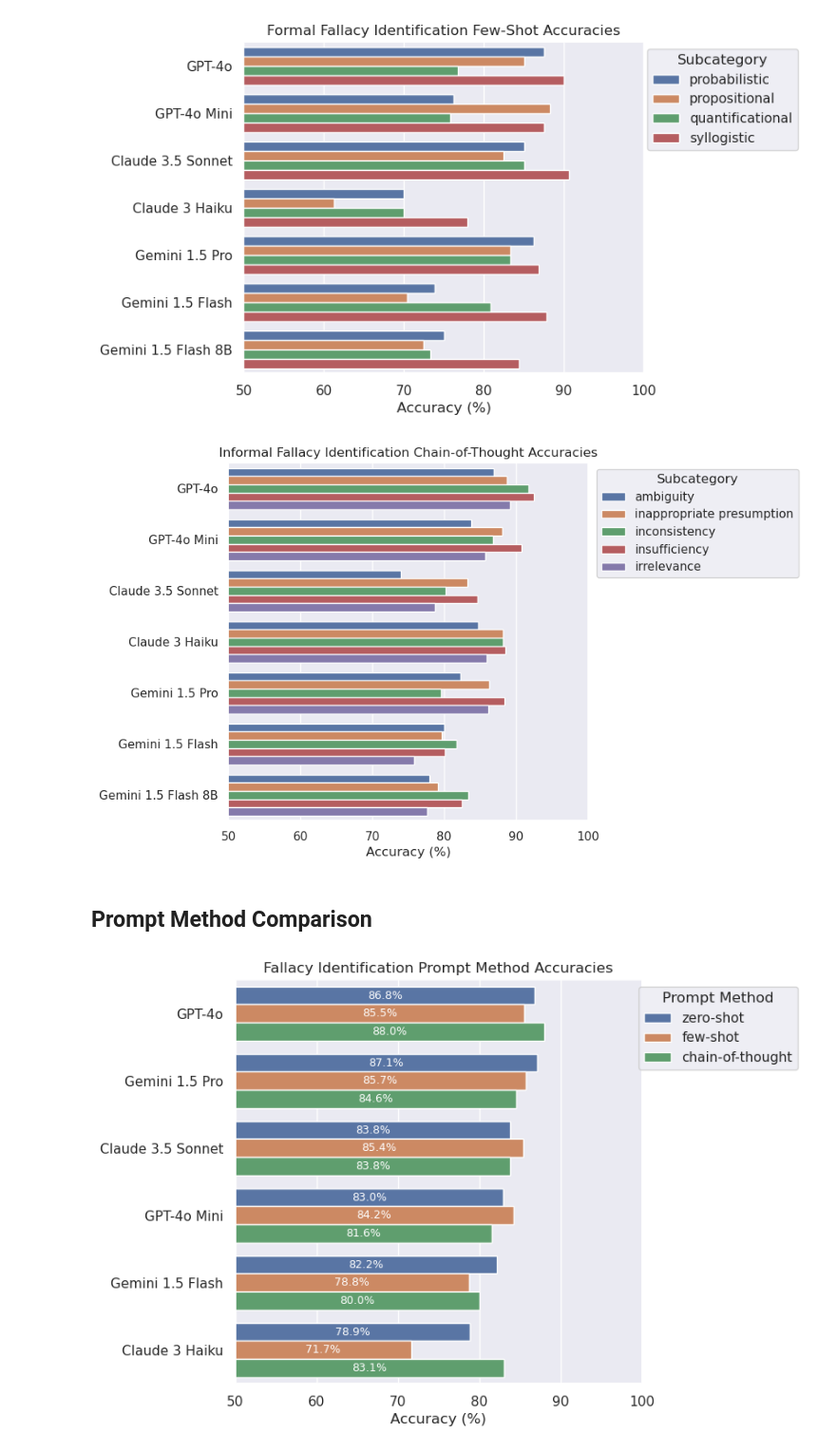
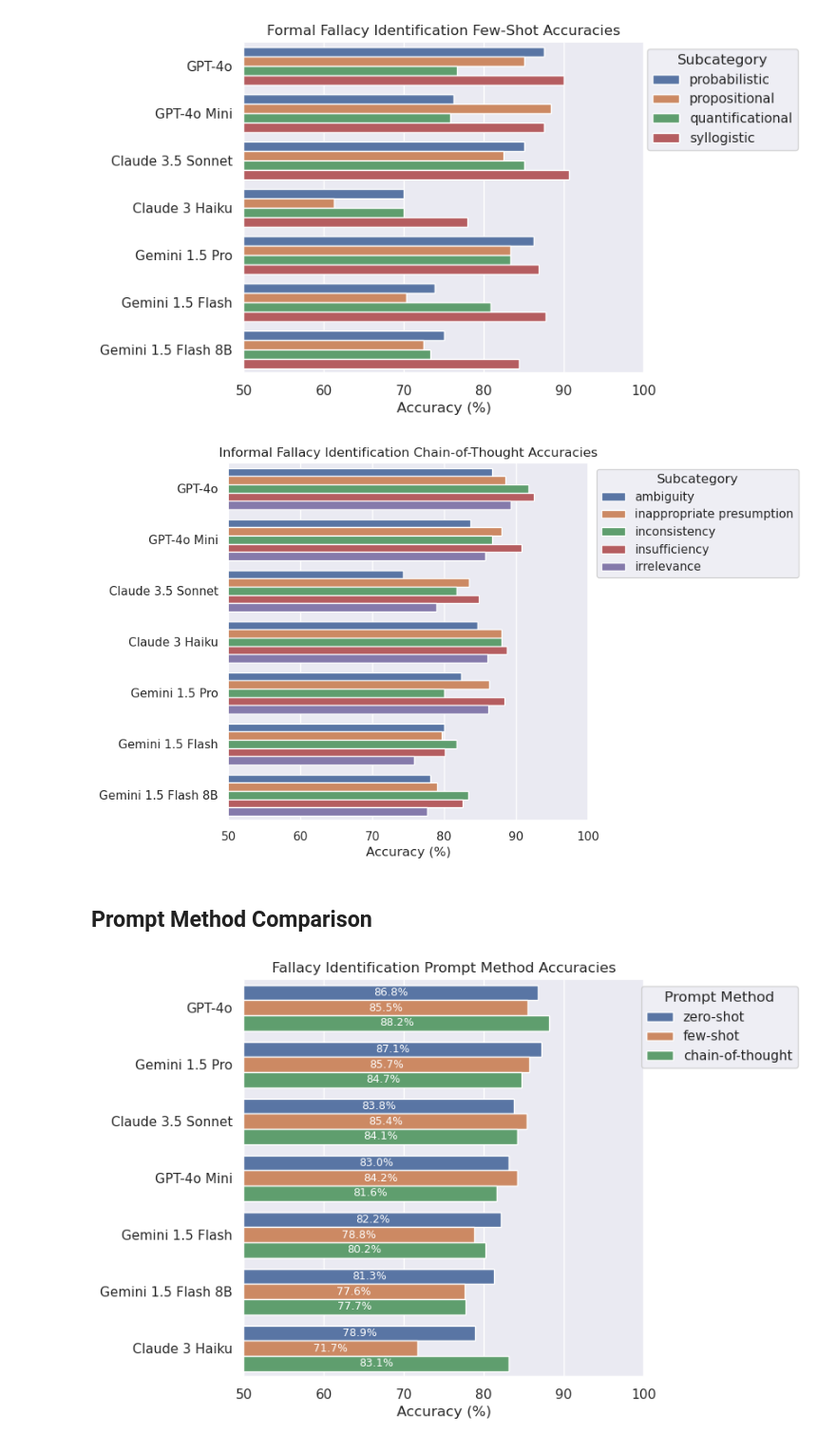
Before and after one commit to aimfeld/fallacy-detection, a Jupyter notebook: analysis.ipynb, the cells around one changed output. Shown at 95% size. Cells and saved outputs as stored; diff of their text form; code cells hidden in the pictures.

```diff
--- a/analysis.ipynb
+++ b/analysis.ipynb
@@ -247,6 +347,6 @@ df_fallacies_e2[df_fallacies_e2.isna().any(axis=1)]
 # %%
 _, df_subcategory_accuracies_e2, df_category_accuracies_e2, df_global_accuracies_e2 = get_accuracies(df_fallacies_e2)
 # %%
-df_global_accuracies_e2 = df_global_accuracies_e2.sort_values('Accuracy', ascending=False)
+df_global_accuracies_e2 = df_global_accuracies_e2.sort_values('accuracy', ascending=False)
 df_global_accuracies_e2
 # %% [output]
@@ -393,6 +497,6 @@ df_fallacies_e3_invalid.head()
 # %%
 _, df_subcategory_accuracies_e3, df_category_accuracies_e3, df_global_accuracies_e3 = get_accuracies(df_fallacies_e3)
 # %%
-df_global_accuracies_e3 = df_global_accuracies_e3.sort_values('Accuracy', ascending=False)
+df_global_accuracies_e3 = df_global_accuracies_e3.sort_values('accuracy', ascending=False)
 df_global_accuracies_e3
 # %% [output]
@@ -474,7 +583,7 @@ df_informal_accuracies_long_e3 = df_subcategory_accuracies_long_e3[
     df_subcategory_accuracies_long_e3['category'] == 'informal']
 
 plot_accuracies(
-    data=df_informal_accuracies_long_e3.reset_index(),
+    data=add_llm_info(df_informal_accuracies_long_e3),
     figsize=(6, 6),
     title='Informal Fallacy Identification Chain-of-Thought Accuracies',
     hue='subcategory',
@@ -483,27 +592,29 @@ plot_accuracies(
     annotate=False,
 )
 # %% [output]
-[figure, old version]
+[figure, new version]
 # %% [markdown]
 ## Prompt Method Comparison
-# %%
-df_global_accuracies_e1['Method'] = 'zero-shot'
-df_global_accuracies_e2['Method'] = 'few-shot'
-df_global_accuracies_e3['Method'] = 'chain-of-thought'
-df_accuracies_methods = pd.concat([df_global_accuracies_e1, df_global_accuracies_e2, df_global_accuracies_e3])
-df_accuracies_methods = df_accuracies_methods.loc[
-    [LLM.GPT_4O.label, LLM.GEMINI_1_5_PRO.label, LLM.CLAUDE_3_5_SONNET.label,
-     LLM.GPT_4O_MINI.label, LLM.GEMINI_1_5_FLASH.label, LLM.CLAUDE_3_HAIKU.label]
-]
+# %%
+df_global_accuracies_e1['method'] = 'zero-shot'
+df_global_accuracies_e2['method'] = 'few-shot'
+df_global_accuracies_e3['method'] = 'chain-of-thought'
+df_accuracies_methods = pd.concat([df_global_accuracies_e1, df_global_accuracies_e2, df_global_accuracies_e3])
+
+# Select models which have been prompted with all methods
+df_accuracies_methods = df_accuracies_methods.loc[
+    [LLM.GPT_4O.value, LLM.GEMINI_1_5_PRO.value, LLM.CLAUDE_3_5_SONNET.value,
+     LLM.GPT_4O_MINI.value, LLM.GEMINI_1_5_FLASH.value, LLM.GEMINI_1_5_FLASH_8B.value, LLM.CLAUDE_3_HAIKU.value]
+]
 # %%
 plot_accuracies(
-    data=df_accuracies_methods.reset_index(),
+    data=add_llm_info(df_accuracies_methods),
     figsize=(6, 6),
     title='Fallacy Identification Prompt Method Accuracies',
-    hue='Method',
+    hue='method',
     legend_title='Prompt Method',
     legend_anchor=(1.4, 1),
     annotate=True,
 )
 # %% [output]
-[figure, old version]
+[figure, new version]
```
Also changed, not shown: parts of 51 cells of this notebook, 3 other files.
